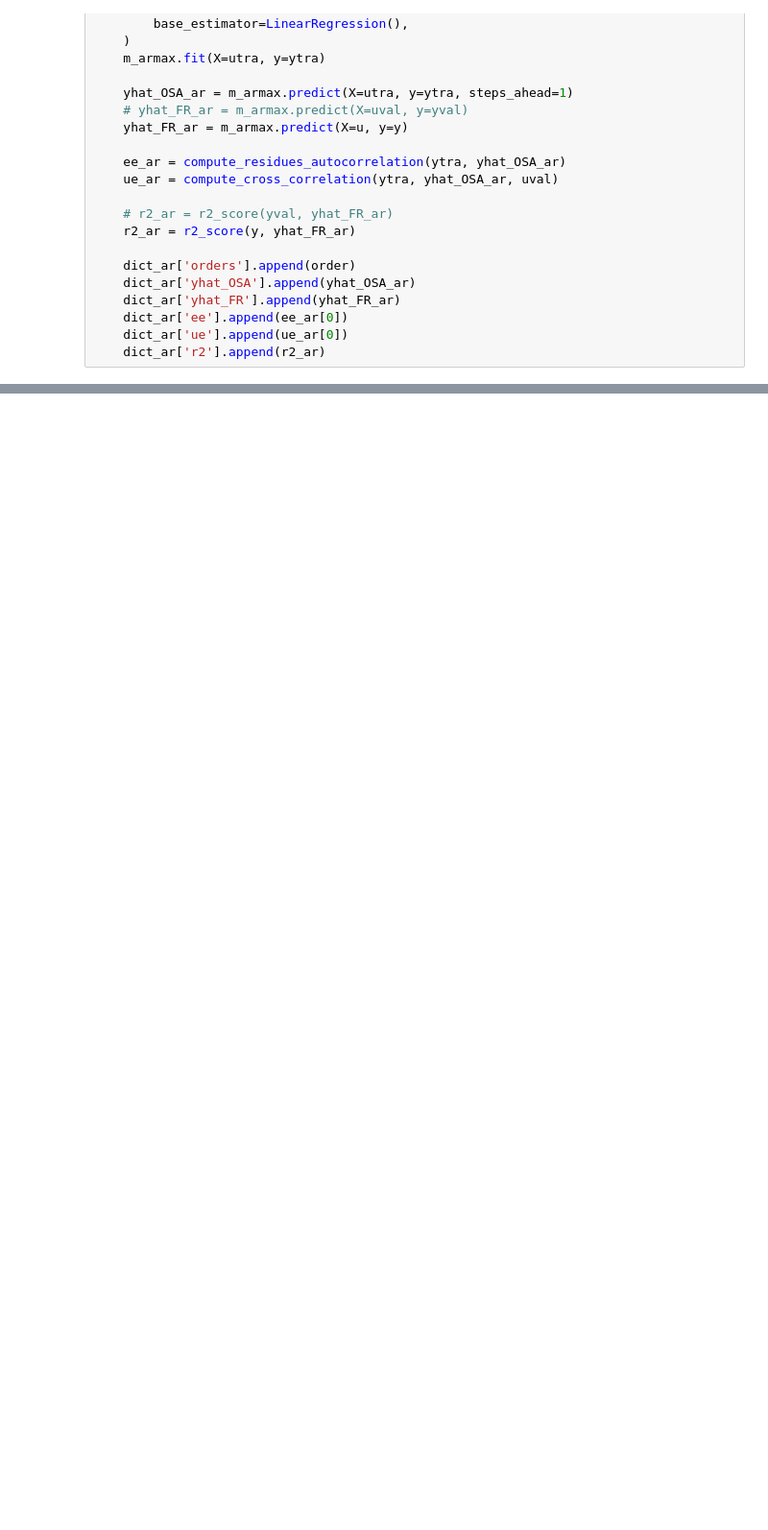
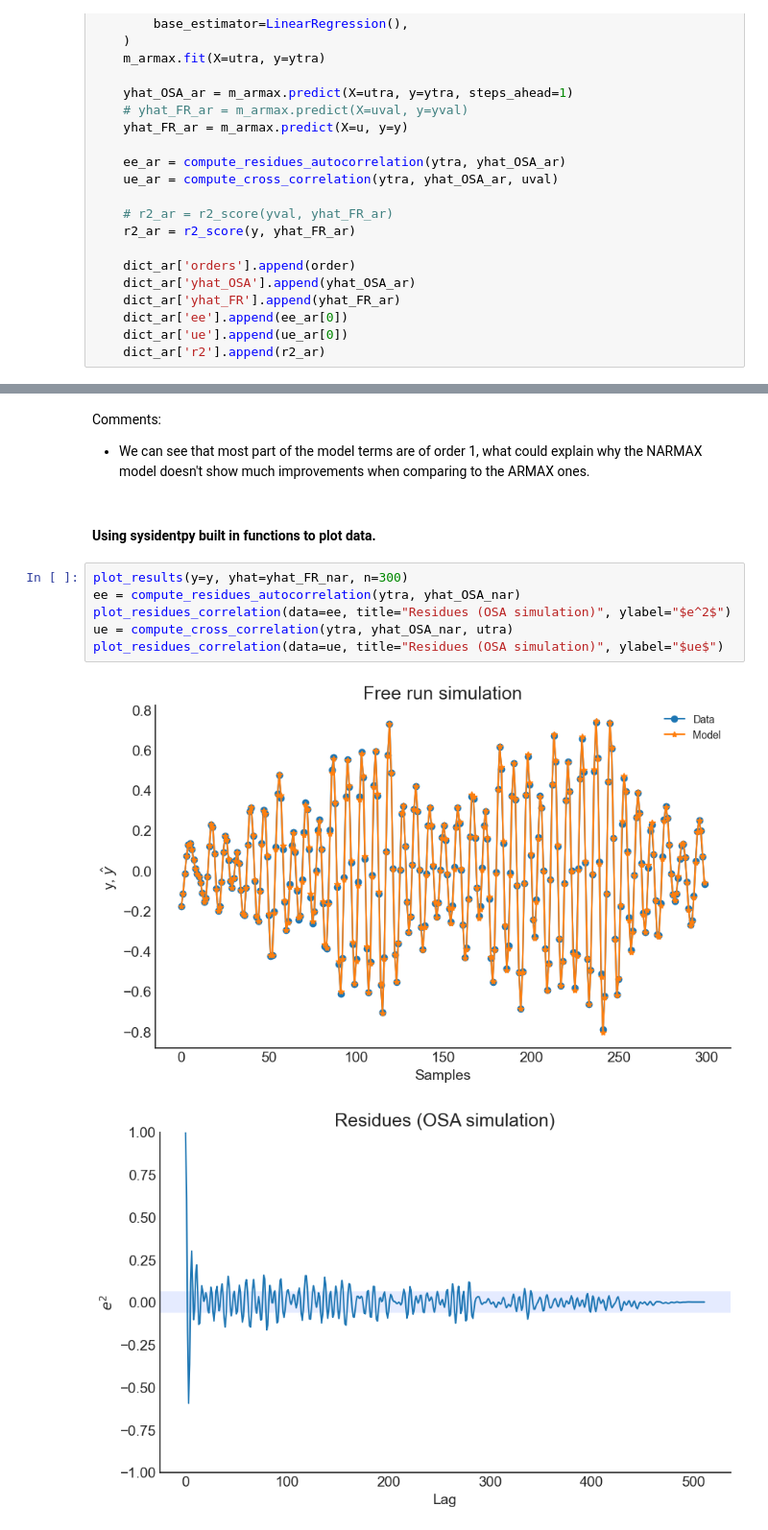
Before and after one commit to felipecostapereira/MEC2015_SYSTEM_IDENTIFICATION, a Jupyter notebook: Work_08/SYSID08_NARMAX_FELIPE.ipynb, the cells around one changed output, grey strips where cells are left out. Shown at 96% size. Saved outputs shown, nothing was run; the diff lists cells and outputs as text; blank space fills up the shorter version.

```diff
--- a/Work_08/SYSID08_NARMAX_FELIPE.ipynb
+++ b/Work_08/SYSID08_NARMAX_FELIPE.ipynb
@@ -193,0 +256,14 @@ Comments on the results:
+# %% [markdown]
+Comments:
+- We can see that most part of the model terms are of order 1, what could explain why the NARMAX model doesn't show much improvements when comparing to the ARMAX ones.
+# %% [markdown]
+#### Using sysidentpy built in functions to plot data.
+# %%
+plot_results(y=y, yhat=yhat_FR_nar, n=300)
+ee = compute_residues_autocorrelation(ytra, yhat_OSA_nar)
+plot_residues_correlation(data=ee, title="Residues (OSA simulation)", ylabel="$e^2$")
+ue = compute_cross_correlation(ytra, yhat_OSA_nar, utra)
+plot_residues_correlation(data=ue, title="Residues (OSA simulation)", ylabel="$ue$")
+# %% [output]
+[figure, added]
+[figure, added]
```
Also changed, not shown: parts of 22 cells of this notebook.
